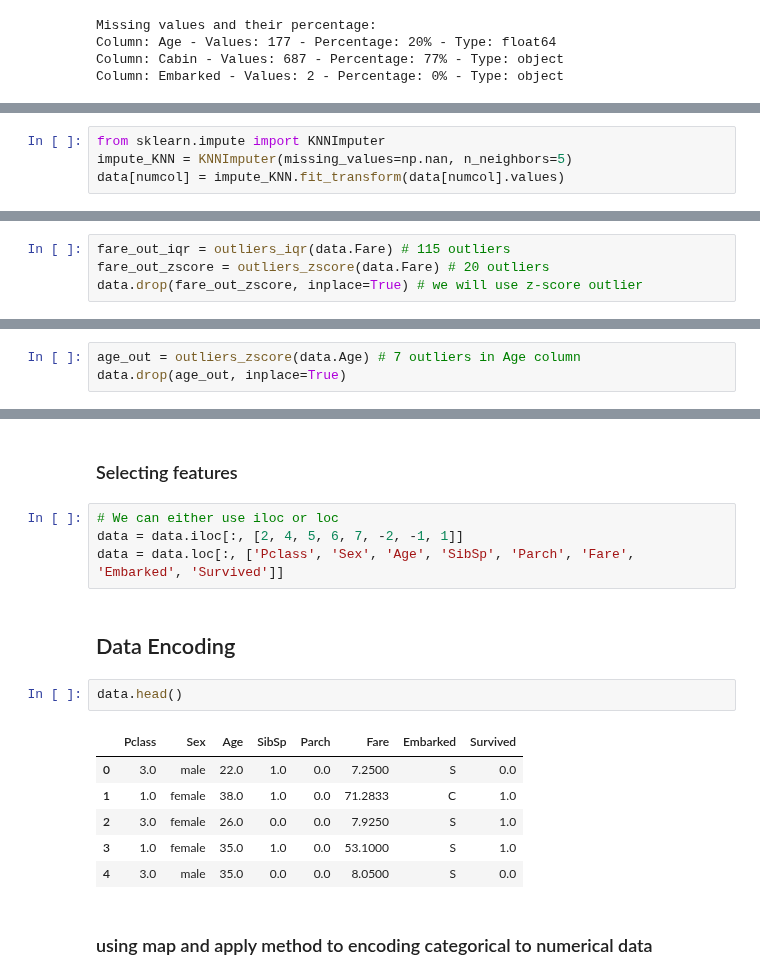
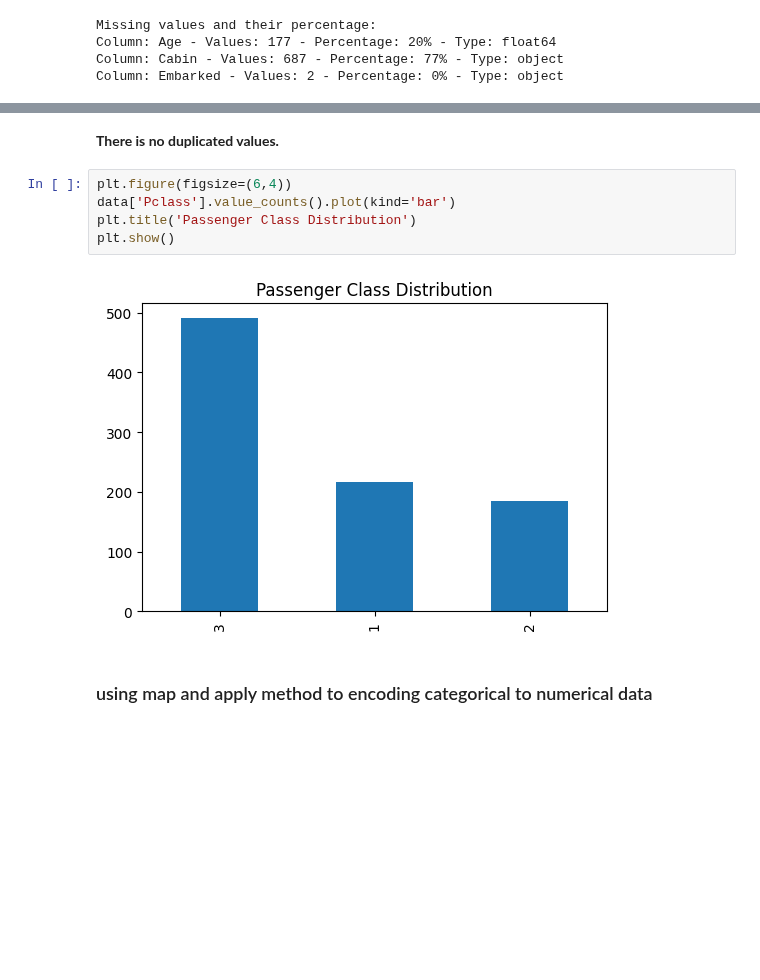
Before and after one commit to SwagAbyss/SwagML, a Jupyter notebook: Projects/titanic/titanic.ipynb, the cells around one changed output, grey strips where cells are left out. Drawn from its saved outputs; the diff is of its cells as text; blank space fills up the shorter version.

```diff
--- a/Projects/titanic/titanic.ipynb
+++ b/Projects/titanic/titanic.ipynb
@@ -140,4 +120,0 @@ data['Age'] = impute_mean.fit_transform(data[['Age']])
-# %%
-from sklearn.impute import KNNImputer
-impute_KNN = KNNImputer(missing_values=np.nan, n_neighbors=5)
-data[numcol] = impute_KNN.fit_transform(data[numcol].values)
@@ -196,4 +129,0 @@ def outliers_iqr(data):
-# %%
-fare_out_iqr = outliers_iqr(data.Fare) # 115 outliers
-fare_out_zscore = outliers_zscore(data.Fare) # 20 outliers
-data.drop(fare_out_zscore, inplace=True) # we will use z-score outlier
@@ -218,3 +129,0 @@ agebox_before = sns.boxplot(data=data, x='Age')
-# %%
-age_out = outliers_zscore(data.Age) # 7 outliers in Age column
-data.drop(age_out, inplace=True)
@@ -253,20 +130,12 @@ data.corr().style.background_gradient()
-# %% [markdown]
-### Selecting features
-# %%
-# We can either use iloc or loc
-data = data.iloc[:, [2, 4, 5, 6, 7, -2, -1, 1]]
-data = data.loc[:, ['Pclass', 'Sex', 'Age', 'SibSp', 'Parch', 'Fare', 'Embarked', 'Survived']]
-# %% [markdown]
-## Data Encoding
-# %%
-data.head()
-# %% [output]
-|  | Pclass | Sex | Age | SibSp | Parch | Fare | Embarked | Survived |
-| 0 | 3.0 | male | 22.0 | 1.0 | 0.0 | 7.2500 | S | 0.0 |
-| 1 | 1.0 | female | 38.0 | 1.0 | 0.0 | 71.2833 | C | 1.0 |
-| 2 | 3.0 | female | 26.0 | 0.0 | 0.0 | 7.9250 | S | 1.0 |
-| 3 | 1.0 | female | 35.0 | 1.0 | 0.0 | 53.1000 | S | 1.0 |
-| 4 | 3.0 | male | 35.0 | 0.0 | 0.0 | 8.0500 | S | 0.0 |
+# %% [markdown]
+__There is no duplicated values.__
+# %%
+plt.figure(figsize=(6,4))
+data['Pclass'].value_counts().plot(kind='bar')
+plt.title('Passenger Class Distribution')
+plt.show()
+# %% [output]
+[figure, added]
 # %% [markdown]
 ### using map and apply method to encoding categorical to numerical data
 # %%
```
Also changed, not shown: parts of 43 cells of this notebook.
